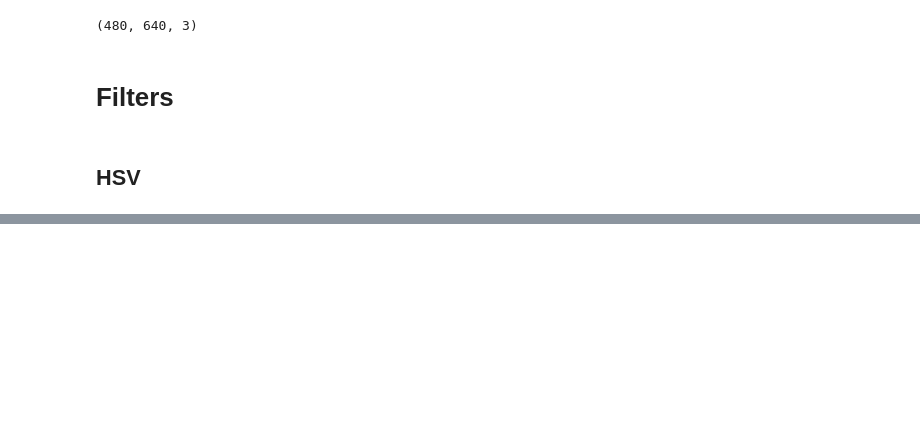
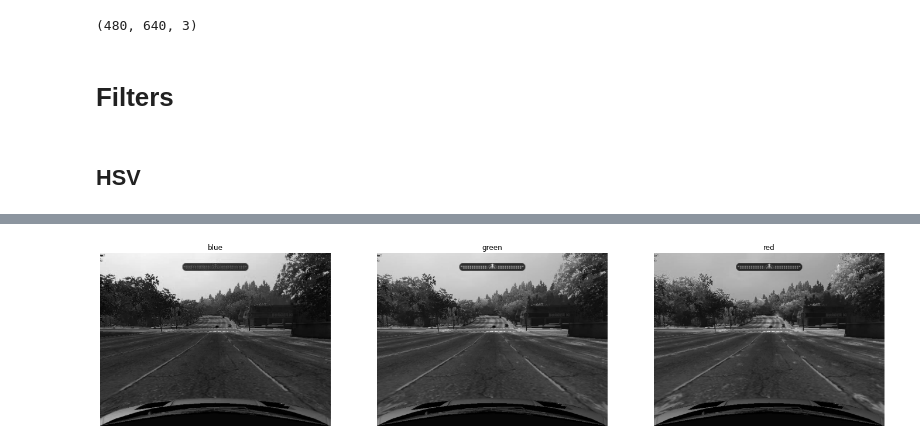
Before and after one commit to AmarCodes-22/need_for_learning, a Jupyter notebook: color_space_filtering.ipynb, the cells around one changed output, grey strips where cells are left out. Cells and saved outputs as stored; diff of their text form; code cells hidden in the pictures; blank space fills up the shorter version.

```diff
--- a/color_space_filtering.ipynb
+++ b/color_space_filtering.ipynb
@@ -250,0 +271,23 @@ Notes:
+# %%
+b, g, r = cv.split(screenshot)
+
+fig = plt.figure(figsize=(24, 8))
+ax1 = fig.add_subplot(131)
+ax2 = fig.add_subplot(132)
+ax3 = fig.add_subplot(133)
+
+ax1.axis('off')
+ax2.axis('off')
+ax3.axis('off')
+
+ax1.set(title='blue')
+ax2.set(title='green')
+ax3.set(title='red')
+
+ax1.imshow(b, cmap='gist_gray')
+ax2.imshow(g, cmap='gist_gray')
+ax3.imshow(r, cmap='gist_gray')
+
+plt.show()
+# %% [output]
+[figure, added]
```
Also changed, not shown: parts of 28 cells of this notebook.
